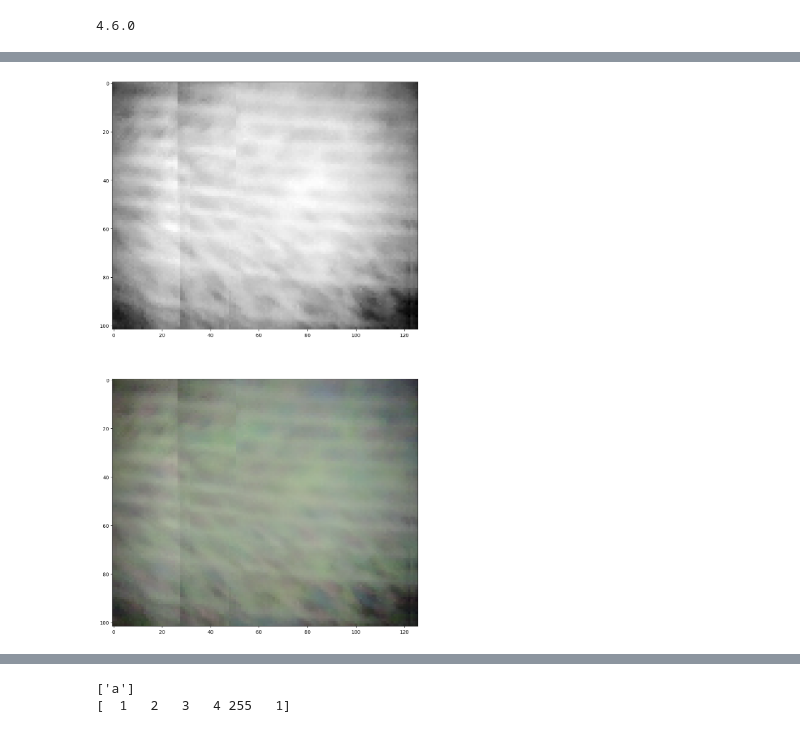
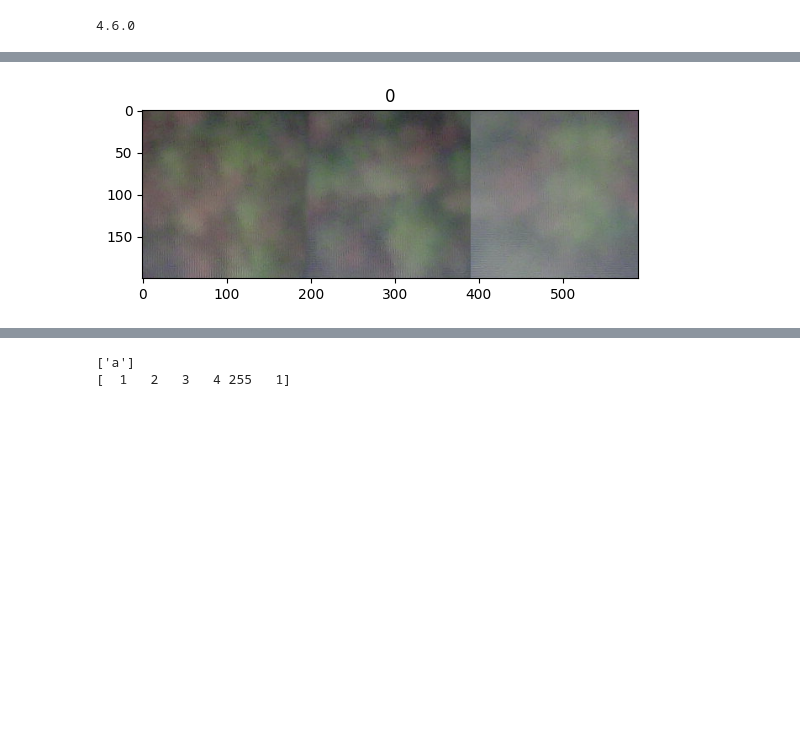
Before and after one commit to lluoan/image_stitch, a Jupyter notebook: img_stitch.ipynb, the cells around one changed output, grey strips where cells are left out. Drawn from its saved outputs; the diff is of its cells as text; code cells hidden in the pictures; blank space fills up the shorter version.

```diff
--- a/img_stitch.ipynb
+++ b/img_stitch.ipynb
@@ -175,8 +217,8 @@ print(cv2.__version__)
 # ol_w = [6,8,7,9,5,7,6] ground truth
 # assume that the overlapping is around 10% of roi size
 dim = 1
-nominal_ov_pos = 40
-bound = 39 # +- bounds around nominal_ov_pos
+nominal_ov_pos = int(w/2)
+bound = int(w/2)-2 # +- bounds around nominal_ov_pos
 
 ov_position = [i for i in range(nominal_ov_pos - bound, nominal_ov_pos+bound+1)]
 
@@ -186,6 +228,7 @@ def find_ov(img1, img2, nominal_ov, bound_ov, dim=1):
     '''
     cross_corr = []
     tested_ov = range(nominal_ov - bound_ov, nominal_ov+bound_ov + 1)
+
     for ov in tested_ov:
         if dim == 1:
             ov_area1 = img1[:, -ov:,:]
@@ -269,6 +312,7 @@ def find_ov_hsv(img1, img2, nominal_ov, bound_ov, dim=1):
 
 #     print(cross_corr)
     ov_pos = tested_ov[np.argmax(cross_corr)]
+    print(np.argmax(cross_corr))
     if dim == 1:
         ov_1 = img1[:, -ov_pos:, :]
         ov_2 = img2[:,  :ov_pos, :]
@@ -282,8 +326,15 @@ def find_ov_hsv(img1, img2, nominal_ov, bound_ov, dim=1):
 img1 = img1.astype(np.float32)
 img2 = img2.astype(np.float32)
 t1 = time.time()
-ov_pos, ov1, ov2, cross_corr = find_ov(img1, img2, nominal_ov_pos, bound, dim=dim)
+ov_pos, ov1, ov2, cross_corr = find_ov_hsv(img1, img2, nominal_ov_pos, bound, dim=dim)
+
 print(ov_pos)
 print(time.time() - t1)
-print(cross_corr)
+
+
+# fig, ax = plt.subplots(1,2, figsize=(8, 5))
+# ax = ax.ravel()
+
+# ax[0].imshow(ov1.astype(np.uint8), cmap='gray')
+# ax[1].imshow(ov2.astype(np.uint8), cmap='gray')
 # %% [output]
@@ -389,24 +442,23 @@ def save_image(image,addr,num):
 # print(range(2))
 t1 = time.time()
 img_stitched_height = None
-change_sv = 1
+change_sv = 0
 s_mean = 28.0
 v_mean = 150.0
 
 stitch_calibration = []
 
-for i in range(nrow):
-# for i in range(3,4):
+
+for i in range(ncol):
     img_stitched_width = None
-    print(i)
-    for j in range(ncol):
+    # print(i)
+    for j in range(nrow):
 #         if i == 0 && j == 0:
         if j == 0:
             if change_sv == False:
-                img_j0 = tile_list[i*4]
-
+                img_j0 = tile_list[i*ncol]
             else:
-                img_j0 = cv2.cvtColor(tile_list[i*4], cv2.COLOR_RGB2HSV)
+                img_j0 = cv2.cvtColor(tile_list[i*ncol], cv2.COLOR_RGB2HSV)
                 img_j0 = img_j0.astype(np.float64)
 #                 print("b",img_j0.dtype)
                 img_j0[:,:,1] = np.clip(img_j0[:,:,1] * s_mean / np.mean(img_j0[:,:,1]),0.0,255.0)
@@ -417,19 +469,19 @@ for i in range(nrow):
             img_stitched_width = img_j0
 #             img_stitched_width = tile_list_histMatched[i*4+j]
         else:
-#             print(i*4 + j-1)
+
             if change_sv == False:
-                img_1 =  tile_list[i*4 + j-1]#tile_list_histMatched[i*4 + j-1]
-                img_2 =  tile_list[i*4 + j] #tile_list_histMatched[i*4 + j]
+                img_1 =  tile_list[i*ncol + j-1]#tile_list_histMatched[i*4 + j-1]
+                img_2 =  tile_list[i*ncol + j] #tile_list_histMatched[i*4 + j]
 
             else:
-                img_1 = cv2.cvtColor(tile_list[i*4 + j-1], cv2.COLOR_RGB2HSV)
+                img_1 = cv2.cvtColor(tile_list[i*ncol + j-1], cv2.COLOR_RGB2HSV)
                 img_1 = img_1.astype(np.float64)
                 img_1[:,:,1] = np.clip(img_1[:,:,1] * s_mean / np.mean(img_1[:,:,1]),0,255)
                 img_1[:,:,2] = np.clip(img_1[:,:,2] * v_mean / np.mean(img_1[:,:,2]),0,255)
                 img_1 = cv2.cvtColor(img_1.astype(np.uint8), cv2.COLOR_HSV2RGB)
 
-                img_2 = cv2.cvtColor(tile_list[i*4 + j], cv2.COLOR_RGB2HSV)
+                img_2 = cv2.cvtColor(tile_list[i*ncol + j], cv2.COLOR_RGB2HSV)
                 img_2 = img_2.astype(np.float64)
                 img_2[:,:,1] = np.clip(img_2[:,:,1] * s_mean / np.mean(img_2[:,:,1]),0,255)
                 img_2[:,:,2] = np.clip(img_2[:,:,2] * v_mean / np.mean(img_2[:,:,2]),0,255)
@@ -446,25 +498,35 @@ for i in range(nrow):
 #             plt.imshow(img2)
 #             plt.axis('off')
 
-            ov_pos, ov1, ov2, c_corr = find_ov(img_1, img_2, nominal_ov=60, bound_ov=20, dim=1)
-            print('{}th overlap size in row {}: '.format(j-1, i), ov_pos)
+            ov_pos, ov1, ov2, c_corr = find_ov_hsv(img_1.astype(np.float32), img_2.astype(np.float32), nominal_ov=nominal_ov_pos, bound_ov=bound, dim=1)
+            print(np.max(c_corr))
+            # print('{}th overlap size in row {}: '.format(j-1, i), ov_pos)
 
             stitch_calibration.append(["hor {}".format(j-1),ov_pos])
 
 
             # stitch images with stacking
             img_stitched_width = stitch(img_stitched_width, img_2, ov_pos, ov1, ov2, blend=True, dim=1)
+
+    # Display the image using Matplotlib
+    plt.imshow(img_stitched_width.astype(np.uint8), cmap='gray')
+    # Add a title to the image
+    plt.title(i)
+    # Show the image
+    plt.show()
+
+
 #             print(ov_pos)
 
-#     plt.figure(figsize=(10, 3))
-#     plt.subplot(1,2,1)
-#     plt.imshow(img_stitched_width, cmap='gray')
-#     plt.axis('off')
-#     plt.subplot(1,2,2)
-#     plt.imshow(img2)
-#     plt.axis('off')
-#     print('-----')
-    print('Stitched row  width >>>  ', img_stitched_width.shape[1])
+    # plt.figure(figsize=(10, 3))
+    # plt.subplot(1,2,1)
+    # plt.imshow(img_stitched_width, cmap='gray')
+    # plt.axis('off')
+    # plt.subplot(1,2,2)
+    # plt.imshow(img2)
+    # plt.axis('off')
+    # print('-----')
+    # print('Stitched row  width >>>  ', img_stitched_width.shape[1])
     if i == 0:
         img_stitched_height = img_stitched_width
         stitch_calibration.append(["ver {}".format(i),0])
@@ -473,33 +535,35 @@ for i in range(nrow):
         width = img_stitched_height.shape[1]
         width_new = img_stitched_width.shape[1]
         wdiff = width - width_new
-        print(i, wdiff)
+        # print(i, wdiff)
         if wdiff > 0:
             img_stitched_width = np.hstack((img_stitched_width, img_stitched_width[:, -wdiff:]))
         elif wdiff < 0:
             img_stitched_width = img_stitched_width[:, :wdiff]
 #         print(img_stitched_height.shape[1], img_stitched_width.shape[1])
 
-        ov_pos_h, ov_h1, ov_h2, c_corr = find_ov(img_stitched_height, img_stitched_width,
-                                         nominal_ov=60, bound_ov=20, dim=0)
+        ov_pos_h, ov_h1, ov_h2, c_corr = find_ov_hsv(img_stitched_height, img_stitched_width,
+                                         nominal_ov=nominal_ov_pos, bound_ov=bound, dim=0)
+        # print(np.max(c_corr))
         stitch_calibration.append(["ver {}".format(i),ov_pos_h])
 
-        print('Row overlapping:', ov_pos_h)
+        # print('Row overlapping:', ov_pos_h)
         img_stitched_height = stitch(img_stitched_height, img_stitched_width,
                                      ov_pos_h, ov_h1, ov_h2, blend=True, dim=0)
+
 t = time.time() - t1
 print('Time elapsed: ', t)
 %matplotlib inline
 
-plt.figure(figsize=(12, 20))
+plt.figure()
 plt.subplot(2,1,1)
 plt.imshow(cv2.cvtColor(img_stitched_height,cv2.COLOR_RGB2GRAY), cmap='gray')
 plt.subplot(2,1,2)
-plt.imshow(img_stitched_height, cmap='gray')
+plt.imshow(img_stitched_height.astype(np.uint8), cmap='gray')
 # plt.axis('off')
-print(stitch_calibration)
+# print(stitch_calibration)
 
 # np.save("./config/stitch_calibration.npy", np.asarray(stitch_calibration))
 
-print(img_stitched_height.shape)
+# print(img_stitched_width.shape)
 # %% [output]
@@ -523 +574 @@ Time elapsed:  0.07602977752685547
-[figure, old version]
+[figure, new version]
```
Also changed, not shown: parts of 9 cells of this notebook, 4 other files.
